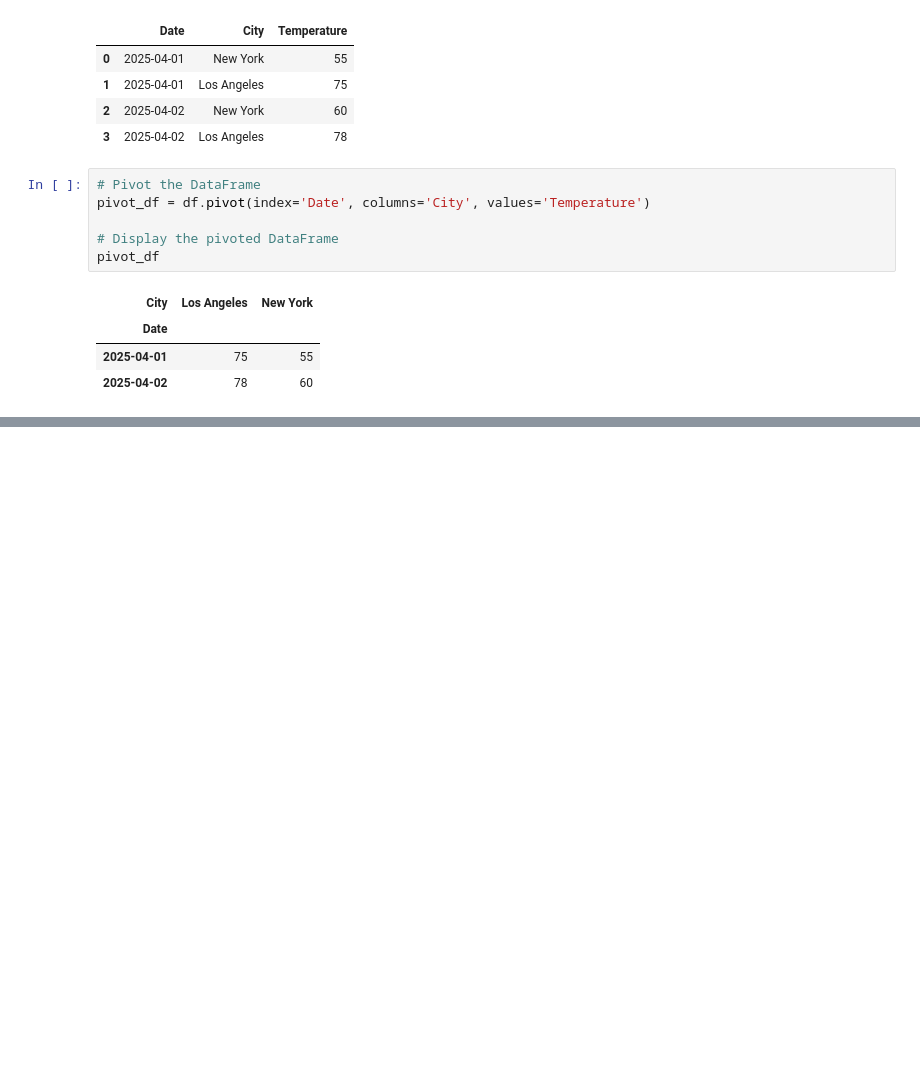
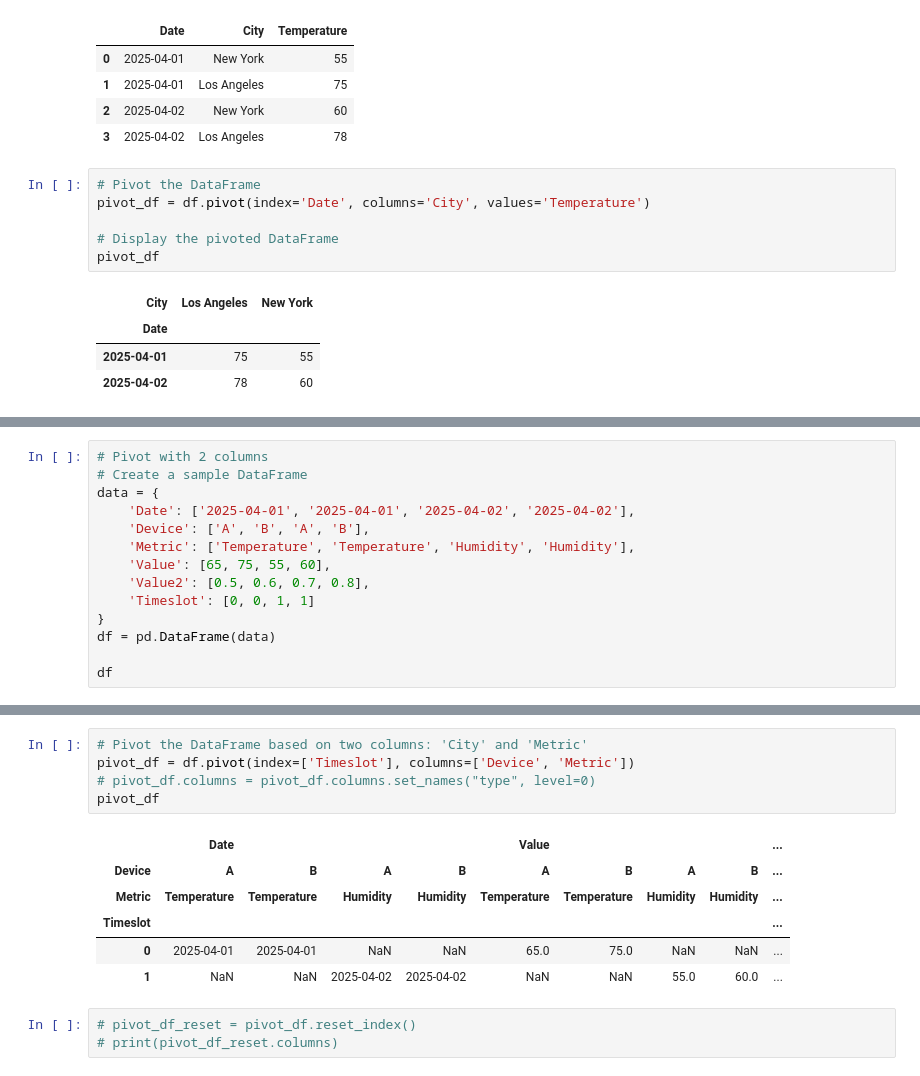
Before and after one commit to jinyongnan810/RNN-practices, a Jupyter notebook: pandas-practices/pandas-practices.ipynb, the cells around one changed output, grey strips where cells are left out. Cells and saved outputs as stored; diff of their text form; blank space fills up the shorter version.

```diff
--- a/pandas-practices/pandas-practices.ipynb
+++ b/pandas-practices/pandas-practices.ipynb
@@ -342,0 +355,14 @@ pivot_df
+# %%
+# Pivot with 2 columns
+# Create a sample DataFrame
+data = {
+    'Date': ['2025-04-01', '2025-04-01', '2025-04-02', '2025-04-02'],
+    'Device': ['A', 'B', 'A', 'B'],
+    'Metric': ['Temperature', 'Temperature', 'Humidity', 'Humidity'],
+    'Value': [65, 75, 55, 60],
+    'Value2': [0.5, 0.6, 0.7, 0.8],
+    'Timeslot': [0, 0, 1, 1]
+}
+df = pd.DataFrame(data)
+
+df
@@ -342,0 +375,15 @@ pivot_df
+# %%
+# Pivot the DataFrame based on two columns: 'City' and 'Metric'
+pivot_df = df.pivot(index=['Timeslot'], columns=['Device', 'Metric'])
+# pivot_df.columns = pivot_df.columns.set_names("type", level=0)
+pivot_df
+# %% [output]
+|  | Date |  |  |  | Value |  |  |  | ... |
+| Device | A | B | A | B | A | B | A | B | ... |
+| Metric | Temperature | Temperature | Humidity | Humidity | Temperature | Temperature | Humidity | Humidity | ... |
+| Timeslot |  |  |  |  |  |  |  |  | ... |
+| 0 | 2025-04-01 | 2025-04-01 | NaN | NaN | 65.0 | 75.0 | NaN | NaN | ... |
+| 1 | NaN | NaN | 2025-04-02 | 2025-04-02 | NaN | NaN | 55.0 | 60.0 | ... |
+# %%
+# pivot_df_reset = pivot_df.reset_index()
+# print(pivot_df_reset.columns)
```
Also changed, not shown: parts of 15 cells of this notebook.
